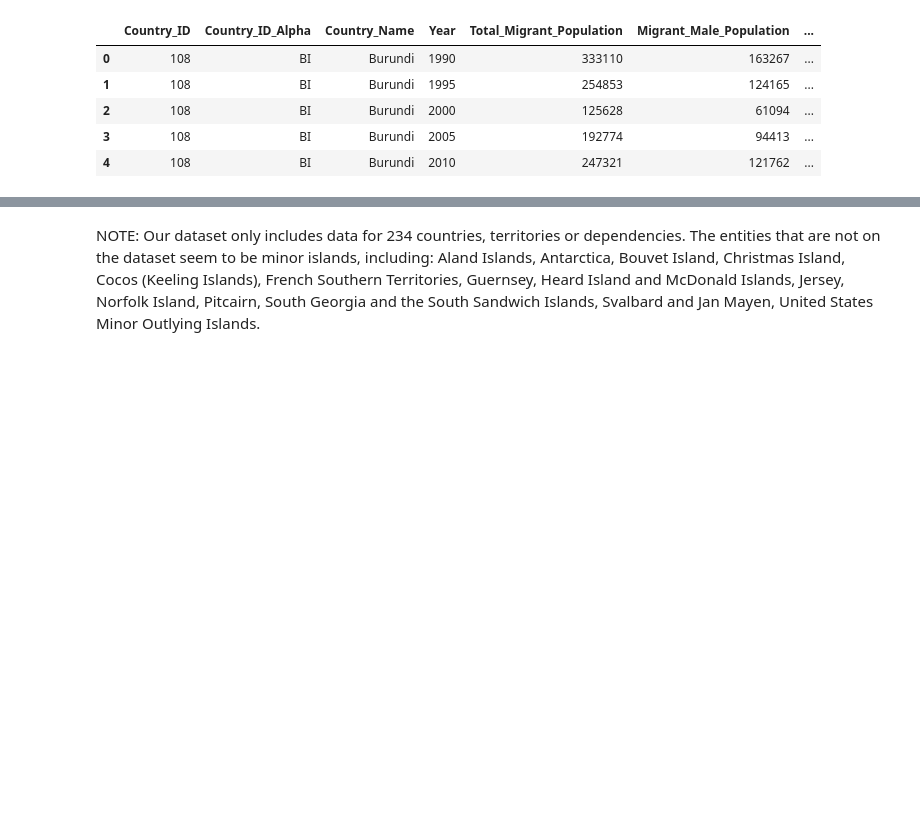
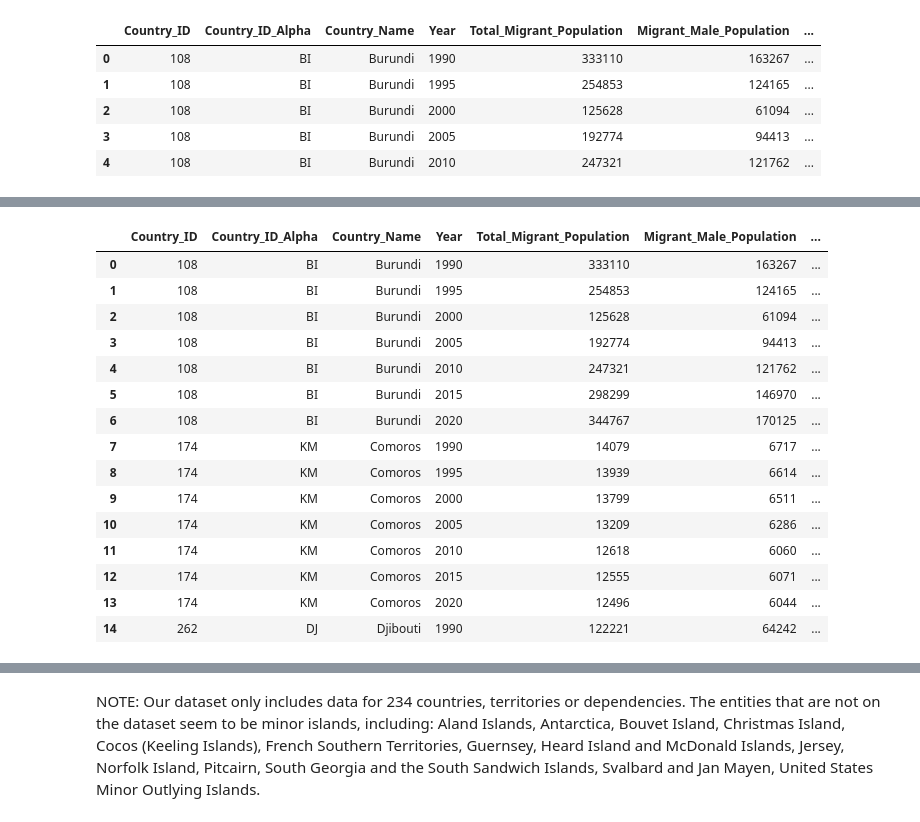
Before and after one commit to pavlarsen/Final_Project, a Jupyter notebook: data_preprocessing_part1.ipynb, the cells around one changed output, grey strips where cells are left out. Drawn from its saved outputs; the diff is of its cells as text; code cells hidden in the pictures; blank space fills up the shorter version.

```diff
--- a/data_preprocessing_part1.ipynb
+++ b/data_preprocessing_part1.ipynb
@@ -157,0 +196,25 @@ complete_df.head()
+# %%
+# Make a copy to eliminate countries with empty data
+complete_final = complete_df.copy()
+# %%
+# Delete all rows with columns 'Migrant_Male_Population',"Migrant_Female_Population", "Total_Migrant_Population" that have value of 0
+index_empty = complete_final.loc[(complete_final["Migrant_Male_Population"] == 0) | (complete_final["Migrant_Female_Population"] == 0) | (complete_final["Total_Migrant_Population"] == 0)].index
+complete_final.drop(index_empty , inplace=True)
+complete_final.head(15)
+# %% [output]
+|  | Country_ID | Country_ID_Alpha | Country_Name | Year | Total_Migrant_Population | Migrant_Male_Population | ... |
+| 0 | 108 | BI | Burundi | 1990 | 333110 | 163267 | ... |
+| 1 | 108 | BI | Burundi | 1995 | 254853 | 124165 | ... |
+| 2 | 108 | BI | Burundi | 2000 | 125628 | 61094 | ... |
+| 3 | 108 | BI | Burundi | 2005 | 192774 | 94413 | ... |
+| 4 | 108 | BI | Burundi | 2010 | 247321 | 121762 | ... |
+| 5 | 108 | BI | Burundi | 2015 | 298299 | 146970 | ... |
+| 6 | 108 | BI | Burundi | 2020 | 344767 | 170125 | ... |
+| 7 | 174 | KM | Comoros | 1990 | 14079 | 6717 | ... |
+| 8 | 174 | KM | Comoros | 1995 | 13939 | 6614 | ... |
+| 9 | 174 | KM | Comoros | 2000 | 13799 | 6511 | ... |
+| 10 | 174 | KM | Comoros | 2005 | 13209 | 6286 | ... |
+| 11 | 174 | KM | Comoros | 2010 | 12618 | 6060 | ... |
+| 12 | 174 | KM | Comoros | 2015 | 12555 | 6071 | ... |
+| 13 | 174 | KM | Comoros | 2020 | 12496 | 6044 | ... |
+| 14 | 262 | DJ | Djibouti | 1990 | 122221 | 64242 | ... |
```
Also changed, not shown: parts of 5 cells of this notebook, 1 other file.
